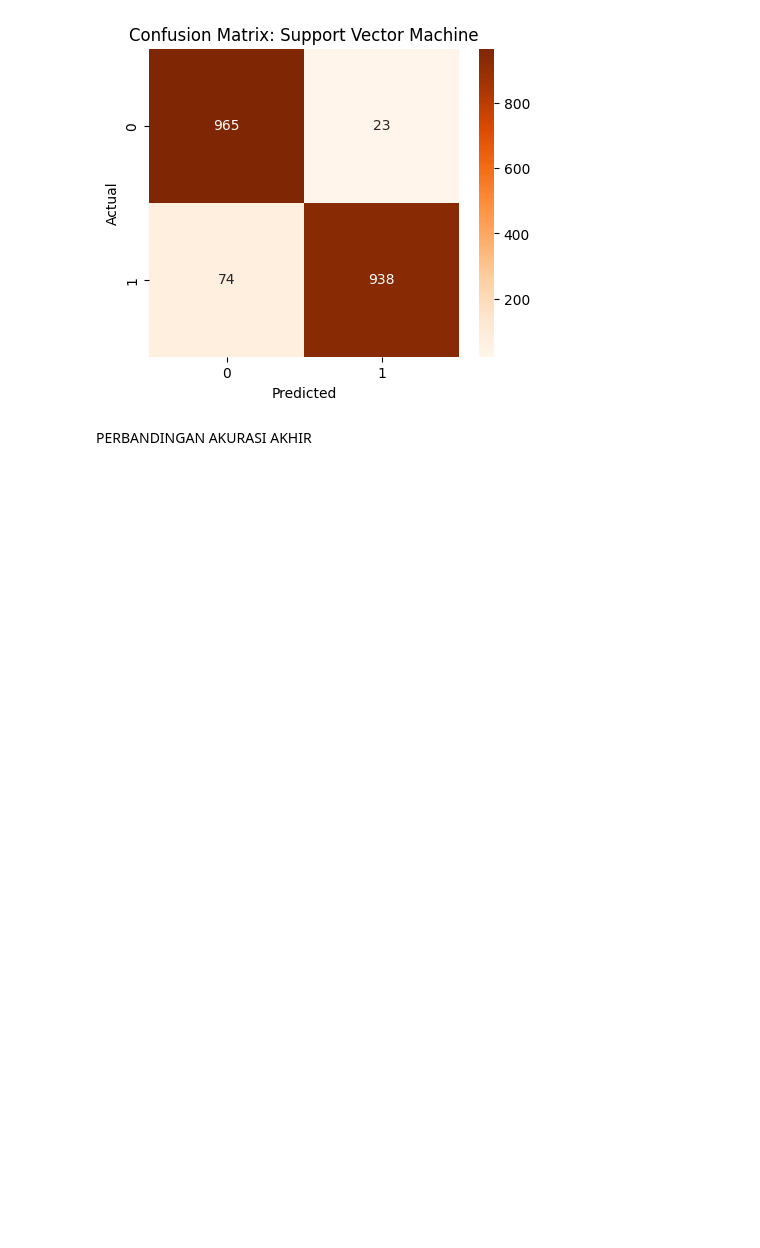
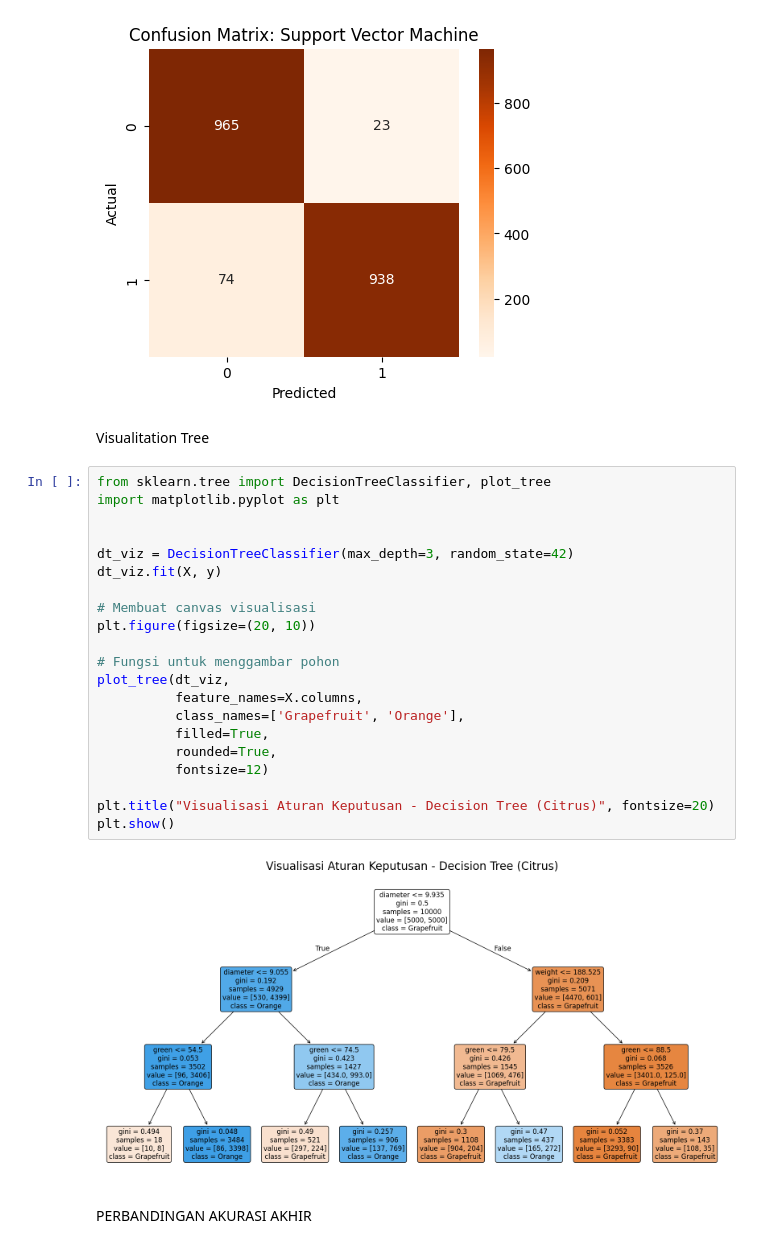
Before and after one commit to raflhyramadhan18/UTS_MachineLearning, a Jupyter notebook: Klasifikasi_JerukAnggur.ipynb, the cells around one changed output. Cells and saved outputs as stored; diff of their text form; blank space fills up the shorter version.

Commit message:
menambah Visualisi Decision Tree

```diff
--- a/Klasifikasi_JerukAnggur.ipynb
+++ b/Klasifikasi_JerukAnggur.ipynb
@@ -188,6 +188,31 @@ Classification Report:
    macro avg       0.95      0.95      0.95      2000
 weighted avg       0.95      0.95      0.95      2000
 [figure]
+# %% [markdown]
+Visualitation Tree
+# %%
+from sklearn.tree import DecisionTreeClassifier, plot_tree
+import matplotlib.pyplot as plt
+
+
+dt_viz = DecisionTreeClassifier(max_depth=3, random_state=42)
+dt_viz.fit(X, y)
+
+# Membuat canvas visualisasi
+plt.figure(figsize=(20, 10))
+
+# Fungsi untuk menggambar pohon
+plot_tree(dt_viz,
+          feature_names=X.columns,
+          class_names=['Grapefruit', 'Orange'],
+          filled=True,
+          rounded=True,
+          fontsize=12)
+
+plt.title("Visualisasi Aturan Keputusan - Decision Tree (Citrus)", fontsize=20)
+plt.show()
+# %% [output]
+[figure, added]
 # %% [markdown]
 PERBANDINGAN AKURASI AKHIR
 # %%
```
Also changed, not shown: parts of 1 cell of this notebook.
